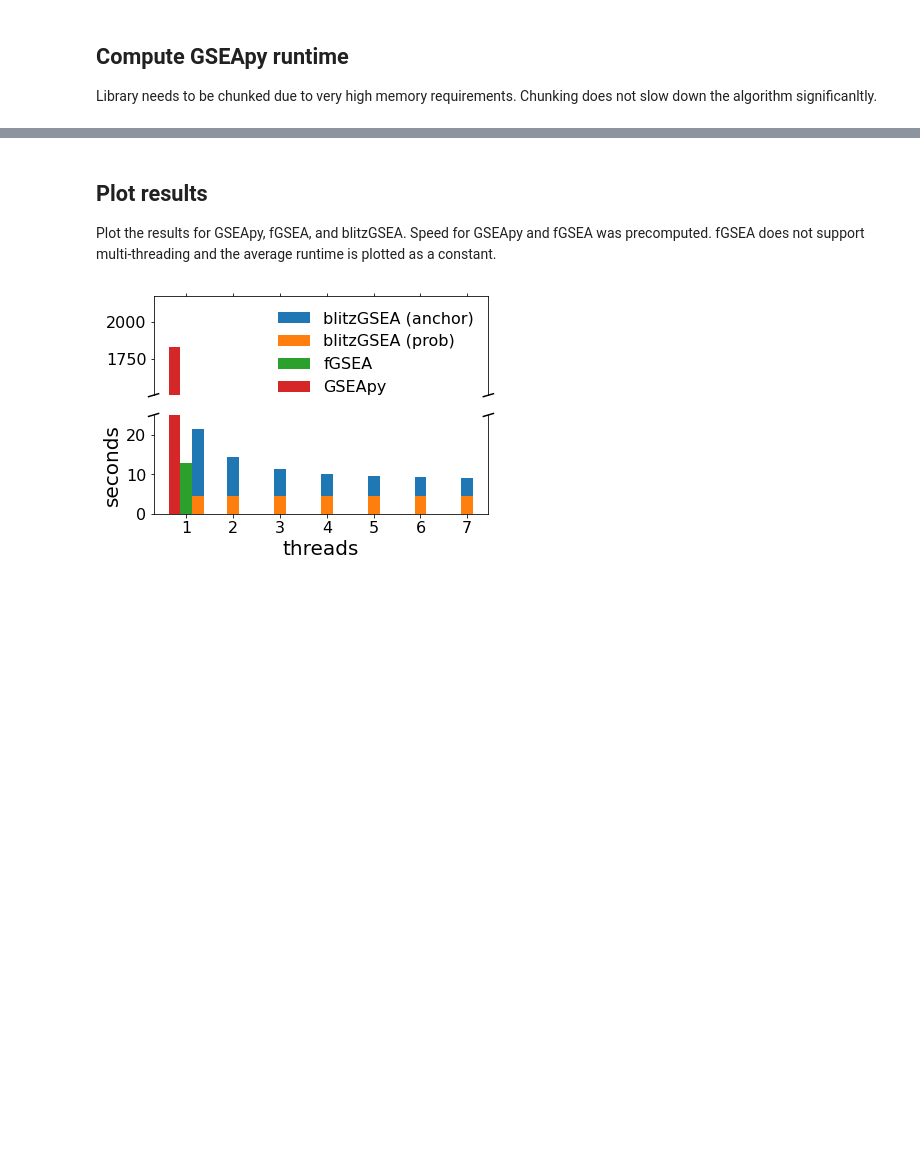
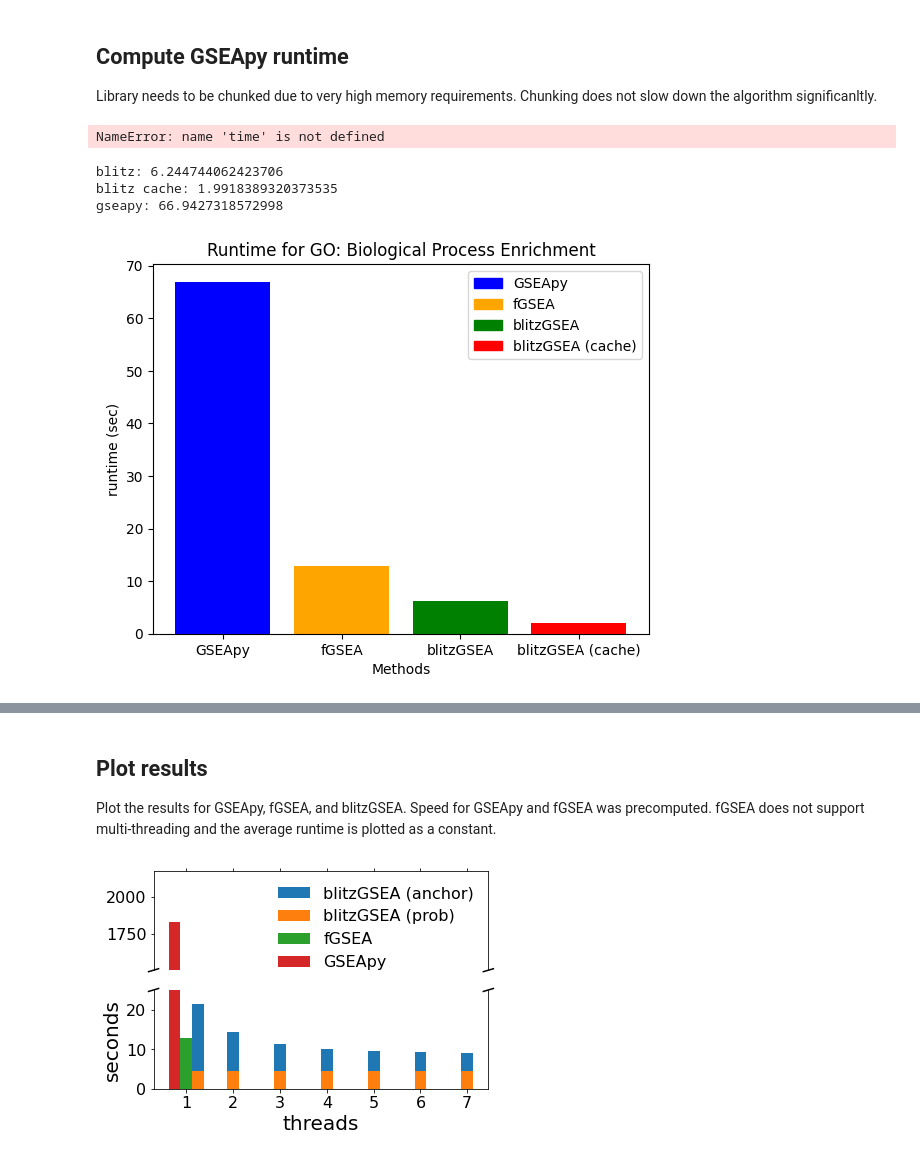
Before and after one commit to MaayanLab/blitzgsea, a Jupyter notebook: testing/speed_benchmark.ipynb, the cells around one changed output, grey strips where cells are left out. Saved outputs shown, nothing was run; the diff lists cells and outputs as text; code cells hidden in the pictures; blank space fills up the shorter version.

```diff
--- a/testing/speed_benchmark.ipynb
+++ b/testing/speed_benchmark.ipynb
@@ -61,14 +202,17 @@ Library needs to be chunked due to very high memory requirements. Chunking does
 # %%
 permutation_num = 1000
 max_lib_size = 100
-outdir='test/prerank_report_kegg'
+outdir='testing/prerank_report_kegg'
 format='png'
 seed=1
 processes= 3
 
 gpy = []
 
-sig = signature.sort_values(1, ascending=False)
+signature.columns = ["a", "b"]
+
+sig = signature.sort_values("b", ascending=False)
+sig.set_index("a")
 sig = signature[~signature.index.duplicated(keep='first')]
 
 def chopped_gsea(rnk, gene_sets, processes, permutation_num=1000, max_lib_size=50, outdir='test/prerank_report_kegg', format='png', seed=1):
@@ -89,3 +233,67 @@ for p in range(1,9):
     res2 = chopped_gsea(sig, library, p, permutation_num=permutation_num, max_lib_size=50)
     et2 = time.time() - st
     tt_gseapy.append(et2)
+# %% [output]
+NameError: name 'time' is not defined
+# %%
+import time
+
+permutation_num = 2000
+max_lib_size = 100
+outdir='testing/prerank_report_kegg'
+
+
+#signature = pd.read_csv("testing/ageing_muscle_gtex.tsv")
+signature = pd.read_csv("https://github.com/MaayanLab/blitzgsea/raw/main/testing/ageing_muscle_gtex.tsv")
+
+#library = blitz.enrichr.get_library("KEGG_2021_Human")
+library = blitz.enrichr.get_library("GO_Biological_Process_2021")
+
+st = time.time()
+blitz_res = blitz.gsea(signature, library, min_size=5, max_size=4000, permutations=permutation_num, center=False, deep_accuracy=200, signature_cache=False)
+print("blitz:", time.time()-st)
+
+st = time.time()
+blitz_res = blitz.gsea(signature, library, min_size=5, max_size=4000, permutations=permutation_num, center=False, deep_accuracy=200, signature_cache=True)
+print("blitz cache:", time.time()-st)
+
+#signature = pd.read_csv("testing/ageing_muscle_gtex.tsv")
+signature = pd.read_csv("https://github.com/MaayanLab/blitzgsea/raw/main/testing/ageing_muscle_gtex.tsv")
+
+signature.columns = ["i", "v"]
+sig = signature.sort_values("v", ascending=False)
+sig = signature[~signature.index.duplicated(keep='first')]
+
+st = time.time()
+gseapy.prerank(rnk=sig, gene_sets=library, outdir=outdir, permutation_num=permutation_num, seed=1337)
+print("gseapy:", time.time()-st)
+
+gseapy_res = pd.read_csv(outdir+"/gseapy.gene_set.prerank.report.csv", sep=",")
+gseapy_res.index = gseapy_res.loc[:,"Term"]
+# %% [output]
+blitz: 6.244744062423706
+blitz cache: 1.9918389320373535
+gseapy: 66.9427318572998
+# %%
+import matplotlib.pyplot as plt
+from matplotlib.patches import Patch
+
+data = [66.94, 12.9, 6.24, 1.99]
+labels = ["GSEApy", "fGSEA", "blitzGSEA", "blitzGSEA (cache)"]
+
+colors = ['blue', 'orange', 'green', 'red']
+
+plt.bar(range(len(data)), data, color=colors)
+
+plt.xlabel("Methods")
+plt.ylabel("runtime (sec)")
+plt.title("Runtime for GO: Biological Process Enrichment")
+
+plt.xticks(range(len(data)), labels)
+
+legend_patches = [Patch(color=color) for color in colors]
+plt.legend(legend_patches, labels)
+
+plt.show()
+# %% [output]
+[figure, added]
```
Also changed, not shown: parts of 16 cells of this notebook, 2 other files.
